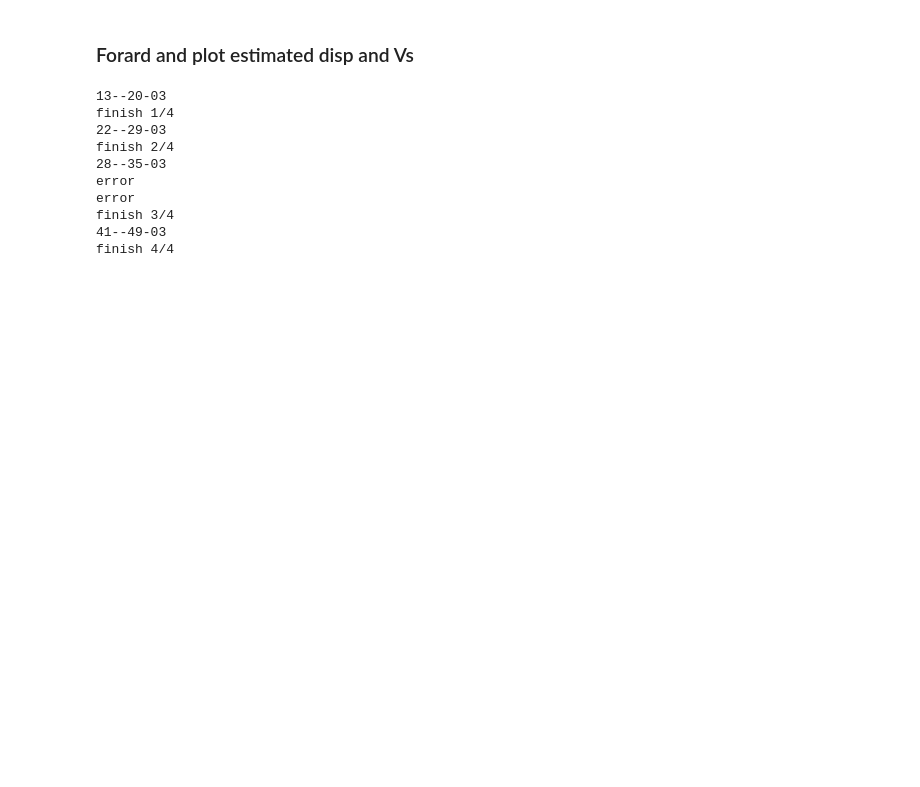
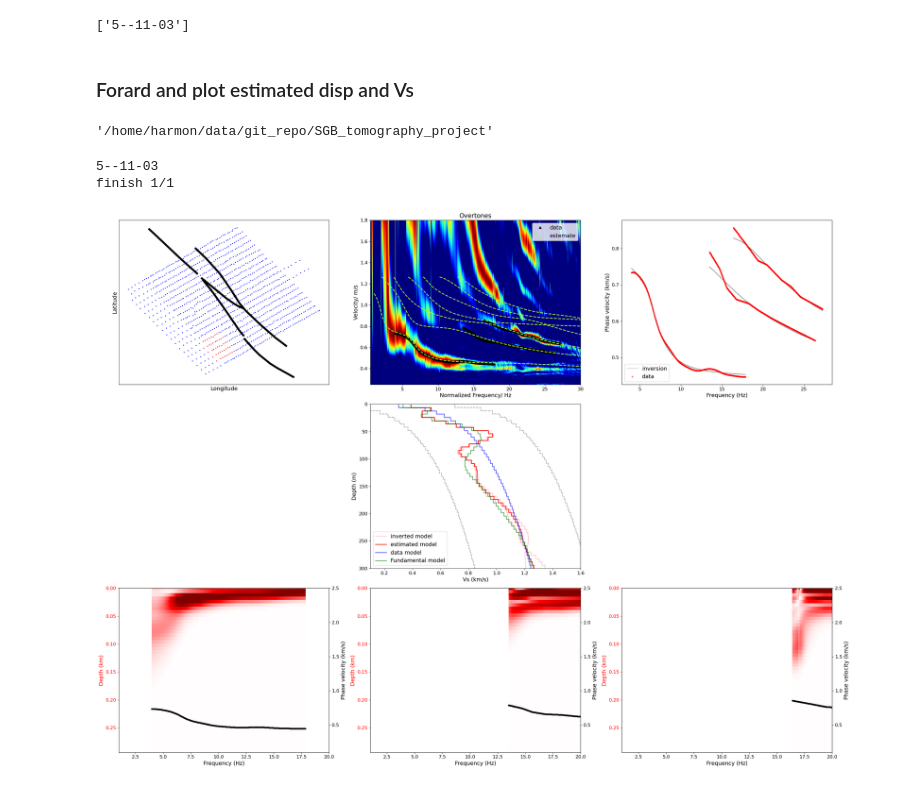
Before and after one commit to harmonsong/SGB_tomography_project, a Jupyter notebook: p_3-3_inversion-compare.ipynb, the cells around one changed output. Saved outputs shown, nothing was run; the diff lists cells and outputs as text; code cells hidden in the pictures; blank space fills up the shorter version.

```diff
--- a/p_3-3_inversion-compare.ipynb
+++ b/p_3-3_inversion-compare.ipynb
@@ -88,3 +73,9 @@ key_subworks
+# %%
+key_subworks = info_basic['key_subworks']
+key_subworks = ['5--11-03']
+key_subworks
+# %% [output]
+['5--11-03']
 # %%
 file_config_fund = 'config_inv_fund.yml'
 file_config = 'config_inv.yml'
@@ -158,6 +149,11 @@ def plot_fj(ax,ds_linear,title0,f,c,index,v_min,v_max,c_map):
     ax.set_ylabel('Velocity/ m/s')
     #ax.set_xlim(xlim)
     return ax
+# %%
+dir_this = os.getcwd()
+dir_this
+# %% [output]
+'/home/harmon/data/git_repo/SGB_tomography_project'
 # %%
 #%%capture
 #key_subworks = ['25-06']
@@ -173,7 +169,7 @@ with open(dir_project + info_basic['dir_inv_dispernet']+file_config, 'r') as fp:
 all_disp = 0
 show_init = 0
 plot_fund = 1
-xlim_f = [2,25]
+xlim_f = [0.5,30]
 xlim_T = [-1,1]
 ylim_c = [0.25,1.8]
 clim = [0,1]
@@ -184,7 +180,6 @@ cmax = 2.5
 vmax = 0.3
 
 flag_num = 0
-dir_this = dir_project + info_basic['dir_inv_dispernet']
 for key_subwork in key_subworks:
     flag_num += 1
     print(key_subwork)
@@ -285,44 +280,37 @@ for key_subwork in key_subworks:
     lat_this = lat[key_subwork]
     lon_this = lon[key_subwork]
     nsta = len(stalist)
     ax[0][0]=plotlib.plot_area(ax[0][0],lon_all,lat_all,lon_this,lat_this)
     lw= 5
     for i in range(len(faults)):
         ax[0][0].plot(faults['clark'+str(i+1)]['lon'], faults['clark'+str(i+1)]['lat'], 'k',linewidth=lw)
 
     """
     key = 'R'+key_subwork[0:2]+key_subwork[3:5]
     if key in stalist_all:
         lat_this = lat_all[stalist_all.index(key)]
         lon_this = lon_all[stalist_all.index(key)]
     else:
         key1 = 'R' + str(int(key_subwork[0:2])-1).zfill(2)+key_subwork[3:5]
         key2 = 'R' + str(int(key_subwork[0:2])+1).zfill(2)+key_subwork[3:5]
         indx1 = stalist_all.index(key1)
         indx2 = stalist_all.index(key2)
         lat_this = (lat_all[indx1]+lat_all[indx2])/2
         lon_this = (lon_all[indx1]+lon_all[indx2])/2
     ax[0][0].scatter(lon_this,lat_this,marker='o',color='g',s=200)
     """
 
     plt.tight_layout()
     #plt.savefig(dir_image+'Sens-kernel_'+key_subwork+'.png',dpi=60)
     plt.savefig(dir_image+'invplot_all_'+key_subwork+'.png',dpi=100)
 
 
     print('finish '+str(flag_num)+'/'+str(len(key_subworks)))
-    plt.close()
+    #plt.close()
 # %% [output]
-13--20-03
-finish 1/4
-22--29-03
-finish 2/4
-28--35-03
-error
-error
-finish 3/4
-41--49-03
-finish 4/4
+5--11-03
+finish 1/1
+[figure, added]
 # %%
 with open(dir_project+'Basic_info.yml', 'w', encoding='utf-8') as f:
    yaml.dump(data=info_basic, stream=f, allow_unicode=True)
```
Also changed, not shown: parts of 4 cells of this notebook, 8 other files.
